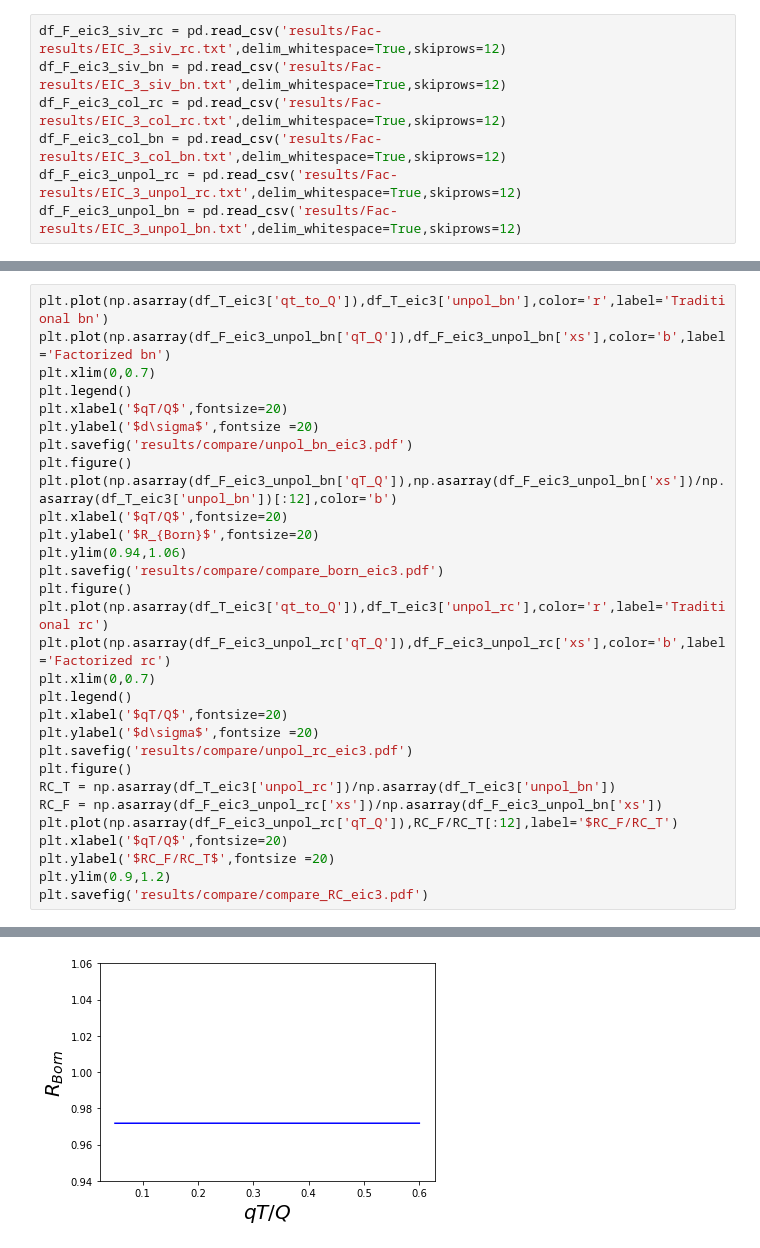
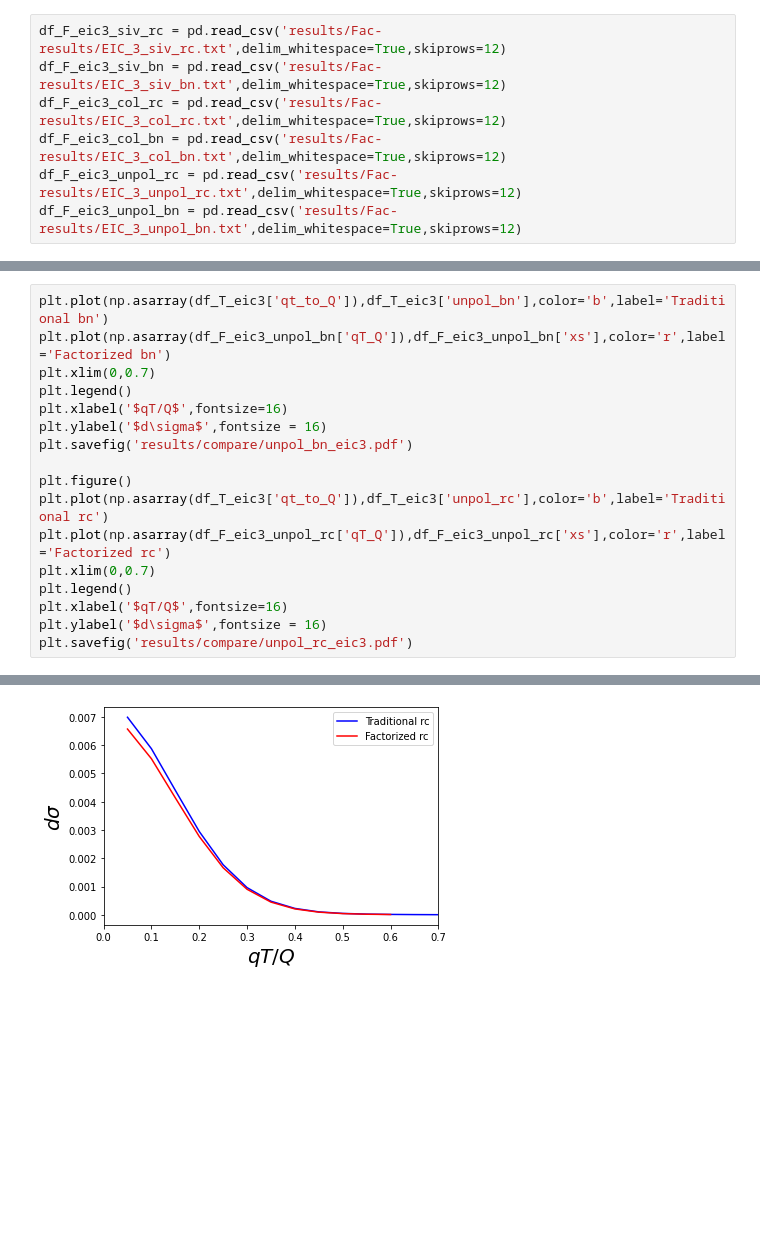
Before and after one commit to Mengzhendada/compare, a Jupyter notebook: Traditional_factorized_compare.ipynb, the cells around one changed output, grey strips where cells are left out. Saved outputs shown, nothing was run; the diff lists cells and outputs as text; blank space fills up the shorter version.

```diff
--- a/Traditional_factorized_compare.ipynb
+++ b/Traditional_factorized_compare.ipynb
@@ -307,31 +327,18 @@ plt.savefig('results/compare/col_rc_eic3.pdf')
 # %%
-plt.plot(np.asarray(df_T_eic3['qt_to_Q']),df_T_eic3['unpol_bn'],color='r',label='Traditional bn')
-plt.plot(np.asarray(df_F_eic3_unpol_bn['qT_Q']),df_F_eic3_unpol_bn['xs'],color='b',label='Factorized bn')
+plt.plot(np.asarray(df_T_eic3['qt_to_Q']),df_T_eic3['unpol_bn'],color='b',label='Traditional bn')
+plt.plot(np.asarray(df_F_eic3_unpol_bn['qT_Q']),df_F_eic3_unpol_bn['xs'],color='r',label='Factorized bn')
 plt.xlim(0,0.7)
 plt.legend()
-plt.xlabel('$qT/Q$',fontsize=20)
-plt.ylabel('$d\sigma$',fontsize =20)
+plt.xlabel('$qT/Q$',fontsize=16)
+plt.ylabel('$d\sigma$',fontsize = 16)
 plt.savefig('results/compare/unpol_bn_eic3.pdf')
+
 plt.figure()
-plt.plot(np.asarray(df_F_eic3_unpol_bn['qT_Q']),np.asarray(df_F_eic3_unpol_bn['xs'])/np.asarray(df_T_eic3['unpol_bn'])[:12],color='b')
-plt.xlabel('$qT/Q$',fontsize=20)
-plt.ylabel('$R_{Born}$',fontsize=20)
-plt.ylim(0.94,1.06)
-plt.savefig('results/compare/compare_born_eic3.pdf')
-plt.figure()
-plt.plot(np.asarray(df_T_eic3['qt_to_Q']),df_T_eic3['unpol_rc'],color='r',label='Traditional rc')
-plt.plot(np.asarray(df_F_eic3_unpol_rc['qT_Q']),df_F_eic3_unpol_rc['xs'],color='b',label='Factorized rc')
+plt.plot(np.asarray(df_T_eic3['qt_to_Q']),df_T_eic3['unpol_rc'],color='b',label='Traditional rc')
+plt.plot(np.asarray(df_F_eic3_unpol_rc['qT_Q']),df_F_eic3_unpol_rc['xs'],color='r',label='Factorized rc')
 plt.xlim(0,0.7)
 plt.legend()
-plt.xlabel('$qT/Q$',fontsize=20)
-plt.ylabel('$d\sigma$',fontsize =20)
+plt.xlabel('$qT/Q$',fontsize=16)
+plt.ylabel('$d\sigma$',fontsize = 16)
 plt.savefig('results/compare/unpol_rc_eic3.pdf')
-plt.figure()
-RC_T = np.asarray(df_T_eic3['unpol_rc'])/np.asarray(df_T_eic3['unpol_bn'])
-RC_F = np.asarray(df_F_eic3_unpol_rc['xs'])/np.asarray(df_F_eic3_unpol_bn['xs'])
-plt.plot(np.asarray(df_F_eic3_unpol_rc['qT_Q']),RC_F/RC_T[:12],label='$RC_F/RC_T')
-plt.xlabel('$qT/Q$',fontsize=20)
-plt.ylabel('$RC_F/RC_T$',fontsize =20)
-plt.ylim(0.9,1.2)
-plt.savefig('results/compare/compare_RC_eic3.pdf')
 # %% [output]
@@ -339 +346 @@ plt.savefig('results/compare/compare_RC_eic3.pdf')
-[figure, old version]
+[figure, new version]
```
Also changed, not shown: parts of 28 cells of this notebook, 2 other files.
